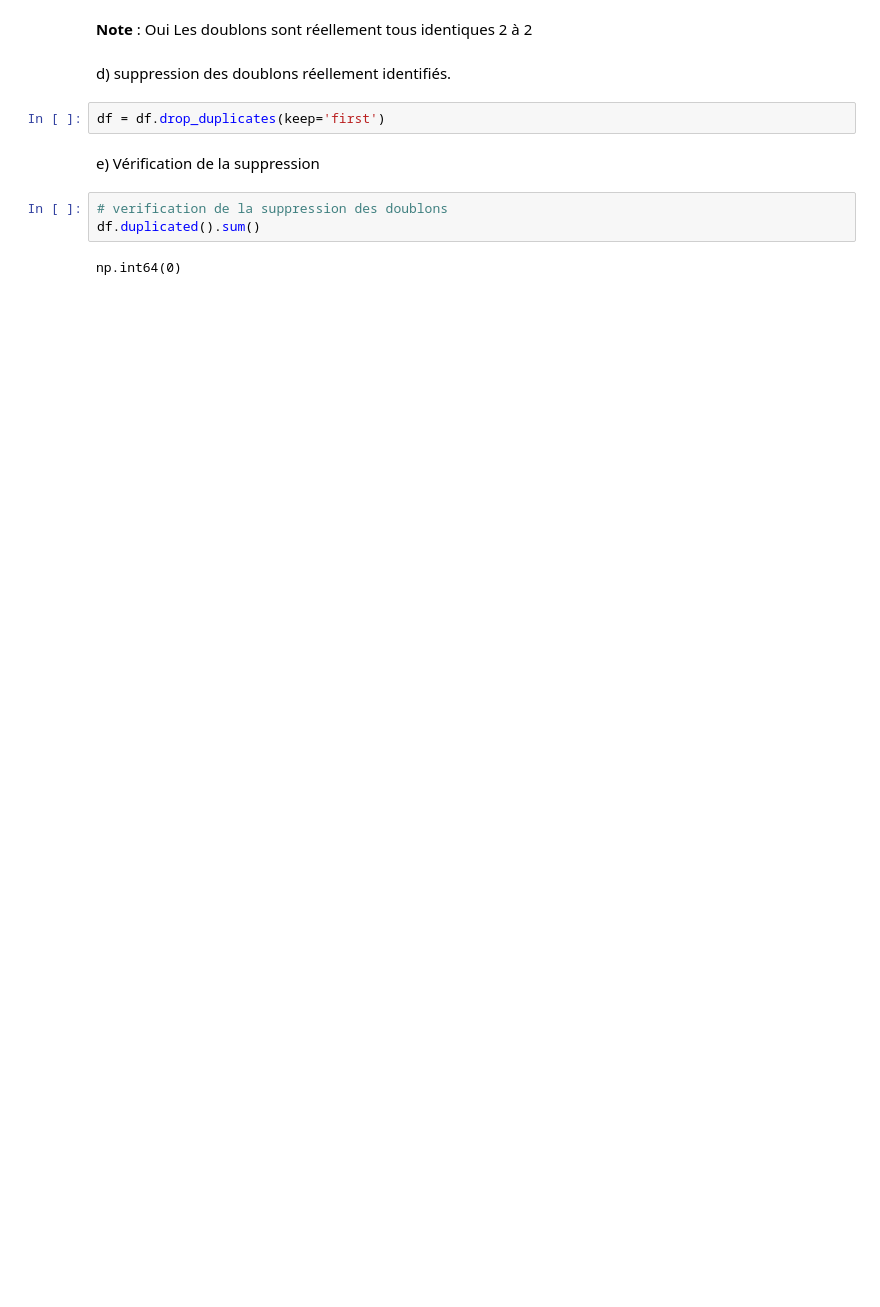
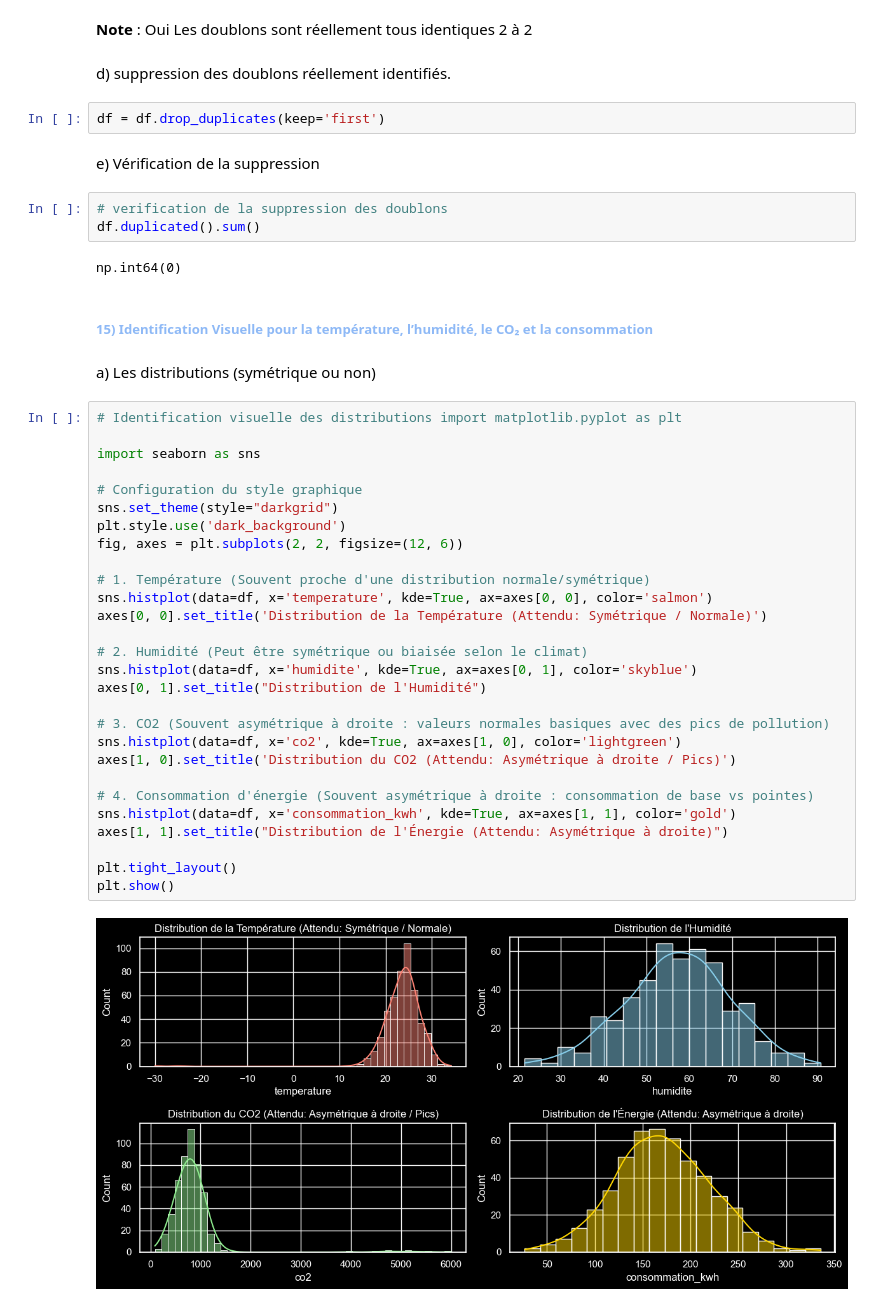
Before and after one commit to cheikhahmedtidiane/atelier_prepa_donnees_tab, a Jupyter notebook: atelier_prepa_donnees_tab/notebooks/atelier_prepa_donnees_tab.ipynb, the cells around one changed output. Cells and saved outputs as stored; diff of their text form; blank space fills up the shorter version.

```diff
--- a/atelier_prepa_donnees_tab/notebooks/atelier_prepa_donnees_tab.ipynb
+++ b/atelier_prepa_donnees_tab/notebooks/atelier_prepa_donnees_tab.ipynb
@@ -510,3 +511,37 @@ e) Vérification de la suppression
 df.duplicated().sum()
 # %% [output]
 np.int64(0)
+# %% [markdown]
+##### <span style="color: #8eb9f6">15) Identification Visuelle pour la température, l’humidité, le CO₂ et la consommation</span>
+# %% [markdown]
+a) Les distributions (symétrique ou non)
+# %%
+# Identification visuelle des distributions import matplotlib.pyplot as plt
+
+import seaborn as sns
+
+# Configuration du style graphique
+sns.set_theme(style="darkgrid")
+plt.style.use('dark_background')
+fig, axes = plt.subplots(2, 2, figsize=(12, 6))
+
+# 1. Température (Souvent proche d'une distribution normale/symétrique)
+sns.histplot(data=df, x='temperature', kde=True, ax=axes[0, 0], color='salmon')
+axes[0, 0].set_title('Distribution de la Température (Attendu: Symétrique / Normale)')
+
+# 2. Humidité (Peut être symétrique ou biaisée selon le climat)
+sns.histplot(data=df, x='humidite', kde=True, ax=axes[0, 1], color='skyblue')
+axes[0, 1].set_title("Distribution de l'Humidité")
+
+# 3. CO2 (Souvent asymétrique à droite : valeurs normales basiques avec des pics de pollution)
+sns.histplot(data=df, x='co2', kde=True, ax=axes[1, 0], color='lightgreen')
+axes[1, 0].set_title('Distribution du CO2 (Attendu: Asymétrique à droite / Pics)')
+
+# 4. Consommation d'énergie (Souvent asymétrique à droite : consommation de base vs pointes)
+sns.histplot(data=df, x='consommation_kwh', kde=True, ax=axes[1, 1], color='gold')
+axes[1, 1].set_title("Distribution de l'Énergie (Attendu: Asymétrique à droite)")
+
+plt.tight_layout()
+plt.show()
+# %% [output]
+[figure, added]
```
Also changed, not shown: parts of 14 cells of this notebook.
